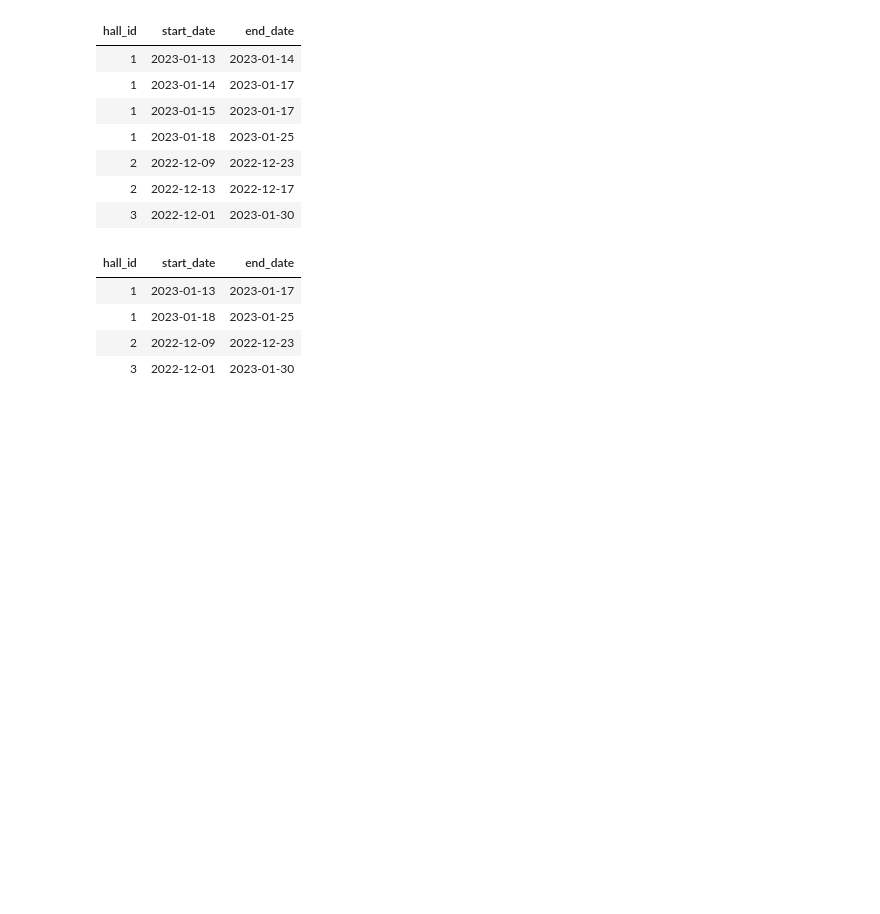
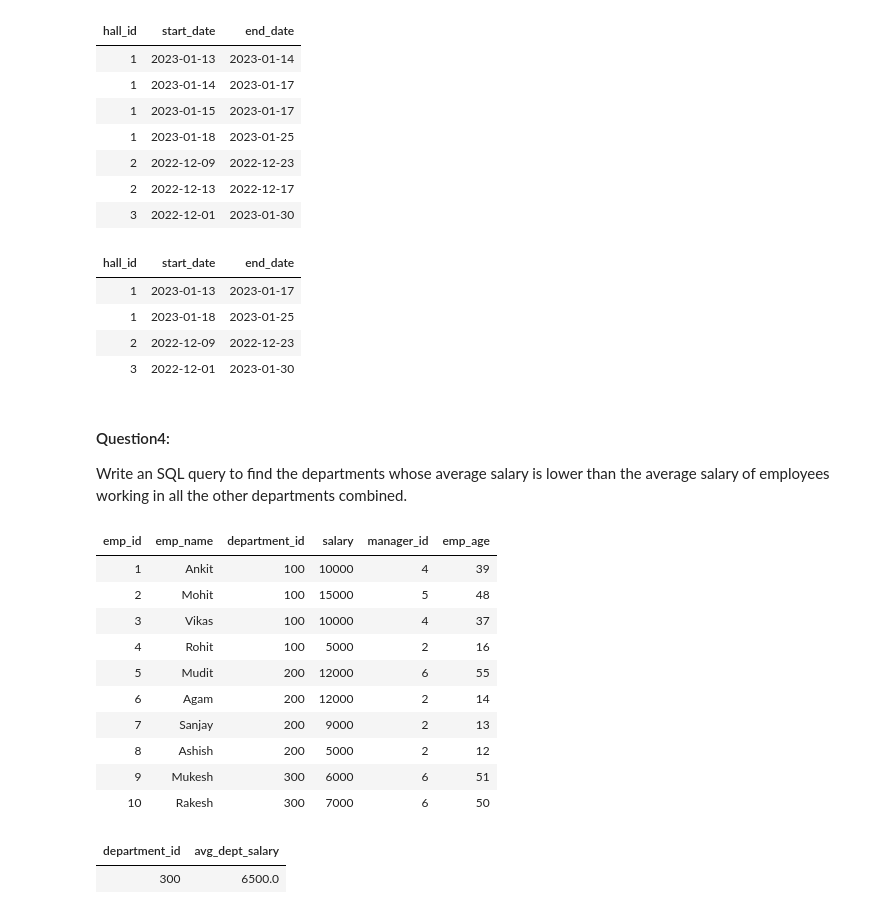
Before and after one commit to Rupam-1/SQL-Pyspark-practise_youtube, a Jupyter notebook: 06. SQL - Part4.ipynb, the cells around one changed output. Drawn from its saved outputs; the diff is of its cells as text; code cells hidden in the pictures; blank space fills up the shorter version.

```diff
--- a/06. SQL - Part4.ipynb
+++ b/06. SQL - Part4.ipynb
@@ -328,3 +328,51 @@ group by hall_id, grp
 | 1 | 2023-01-18 | 2023-01-25 |
 | 2 | 2022-12-09 | 2022-12-23 |
 | 3 | 2022-12-01 | 2023-01-30 |
+# %% [markdown]
+#### Question4:
+Write an SQL query to find the departments whose average salary is lower than the average salary of employees working in all the other departments combined.
+# %%
+%sql
+DROP TABLE IF EXISTS emp;
+CREATE TABLE emp (
+    emp_id INT,
+    emp_name VARCHAR(20),
+    department_id INT,
+    salary INT,
+    manager_id INT,
+    emp_age INT
+);
+INSERT INTO emp VALUES
+(1, 'Ankit', 100, 10000, 4, 39),
+(2, 'Mohit', 100, 15000, 5, 48),
+(3, 'Vikas', 100, 10000, 4, 37),
+(4, 'Rohit', 100, 5000, 2, 16),
+(5, 'Mudit', 200, 12000, 6, 55),
+(6, 'Agam', 200, 12000, 2, 14),
+(7, 'Sanjay', 200, 9000, 2, 13),
+(8, 'Ashish', 200, 5000, 2, 12),
+(9, 'Mukesh', 300, 6000, 6, 51),
+(10, 'Rakesh', 300, 7000, 6, 50);
+
+SELECT * FROM emp;
+# %% [output]
+| emp_id | emp_name | department_id | salary | manager_id | emp_age |
+| 1 | Ankit | 100 | 10000 | 4 | 39 |
+| 2 | Mohit | 100 | 15000 | 5 | 48 |
+| 3 | Vikas | 100 | 10000 | 4 | 37 |
+| 4 | Rohit | 100 | 5000 | 2 | 16 |
+| 5 | Mudit | 200 | 12000 | 6 | 55 |
+| 6 | Agam | 200 | 12000 | 2 | 14 |
+| 7 | Sanjay | 200 | 9000 | 2 | 13 |
+| 8 | Ashish | 200 | 5000 | 2 | 12 |
+| 9 | Mukesh | 300 | 6000 | 6 | 51 |
+| 10 | Rakesh | 300 | 7000 | 6 | 50 |
+# %%
+%sql
+select department_id, avg(salary) as avg_dept_salary
+from emp e1
+group by department_id
+having avg(salary) < (select avg(salary) from emp e2 where e1.department_id != e2.department_id)
+# %% [output]
+| department_id | avg_dept_salary |
+| 300 | 6500.0 |
```
Also changed, not shown: 1 other file.
